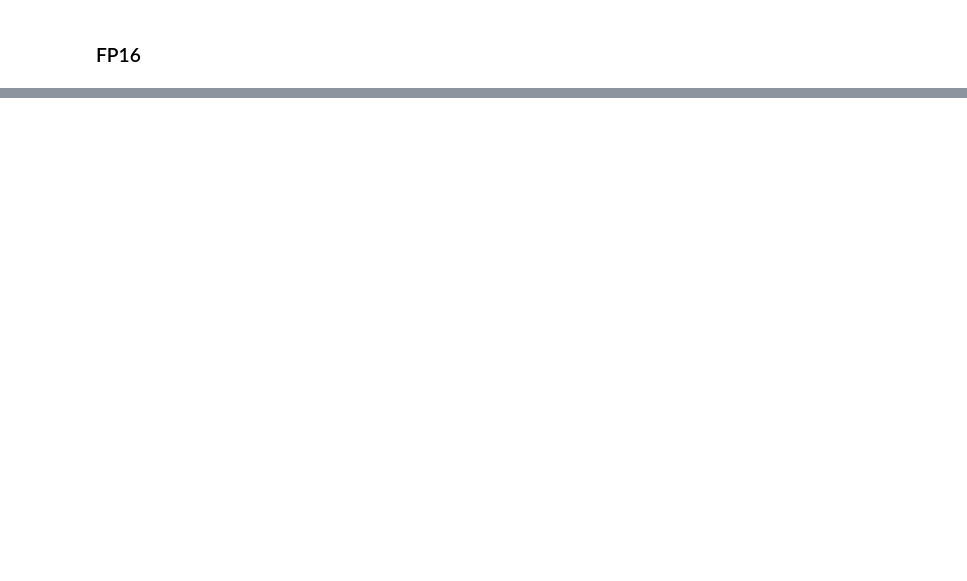
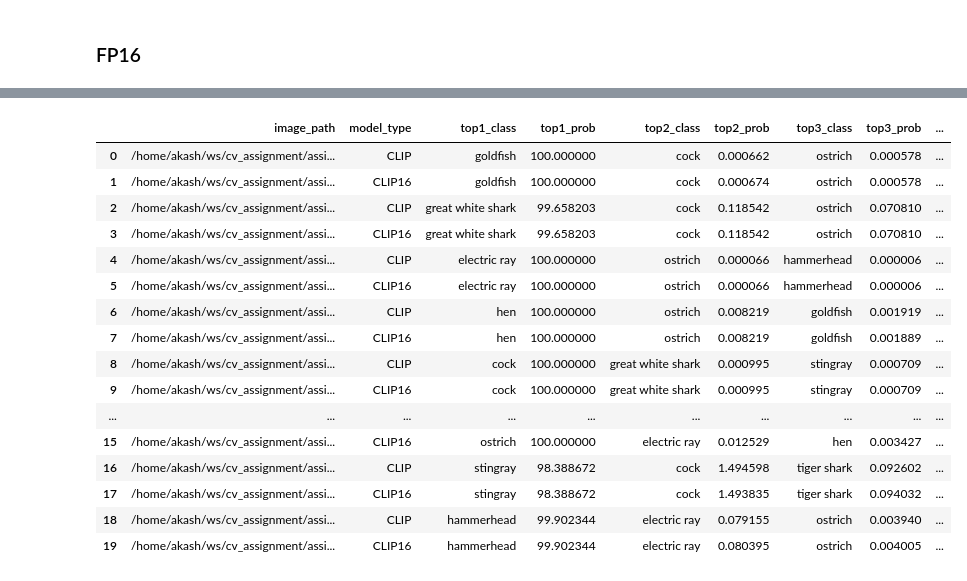
Before and after one commit to MlLearnerAkash/CV-Assignment-5-transformer, a Jupyter notebook: Q3/CLIP.ipynb, the cells around one changed output, grey strips where cells are left out. Saved outputs shown, nothing was run; the diff lists cells and outputs as text; code cells hidden in the pictures; blank space fills up the shorter version.

```diff
--- a/Q3/CLIP.ipynb
+++ b/Q3/CLIP.ipynb
@@ -84 +84,9 @@ imagenet_classes = ["tench", "English springer", "cassette player", "chain saw",
                     "garbage truck", "gas pump", "golf ball", "parachute"]
+# %%
+def load_txt_to_list(filename):
+    with open(filename, 'r') as file:
+        lines = [line.strip() for line in file]
+    return lines
+
+imagenet_classes = load_txt_to_list("/home/akash/ws/cv_assignment/assignment-5-MlLearnerAkash/Q3/imagenet_classes.txt")
+len(imagenet_classes)
@@ -89,4 +132,4 @@ rn50_classifier = CLIPClassifier(imagenet_classes, model_type="rn50")
 # %%
 image_path = "/home/akash/ws/cv_assignment/assignment-5-MlLearnerAkash/Q3/ImageNetData/imagenette2/train/n03425413/ILSVRC2012_val_00005183.JPEG"
 
-image_path = "/home/akash/ws/cv_assignment/assignment-5-MlLearnerAkash/Q3/ImageNetData/imagenette2/val/n03394916/n03394916_29142.JPEG"
+# image_path = "/home/akash/ws/cv_assignment/assignment-5-MlLearnerAkash/Q3/ImageNetData/imagenette2/val/n03394916/n03394916_29142.JPEG"
@@ -120,0 +142,3 @@ English springer          0.57%
+# %%
+vit_classifier10 = CLIPClassifier(imagenet_classes10, model_type="transformer")
+rn50_classifier10 = CLIPClassifier(imagenet_classes10, model_type="rn50")
@@ -161,4 +261,11 @@ class CLIPClassifierFP16:
         logits = logit_scale * (image_features @ text_features.T)
         probs = logits.softmax(dim=-1)
         return probs.detach().cpu().numpy()
+# %%
+vit_classifier = CLIPClassifier(imagenet_classes10, model_type="transformer")
+rn50_classifier = CLIPClassifier(imagenet_classes10, model_type="rn50")
+
+
+vit_classifier16 = CLIPClassifierFP16(imagenet_classes10, model_type="transformer")
+rn50_classifier16 = CLIPClassifierFP16(imagenet_classes10, model_type="rn50")
 # %%
@@ -167,0 +298,68 @@ rn50_classifier16 = CLIPClassifierFP16(imagenet_classes, model_type="rn50")
+# %%
+import pandas as pd
+
+
+
+
+def create_prediction_df(image_paths, clip_model, clip_model16, class_names):
+    results = []
+
+    for img_path in image_paths:
+        # Get predictions from both models
+        clip_probs = clip_model.classify_image(img_path)[0]
+        resnet_probs = clip_model16.classify_image(img_path)[0]
+
+        # Process CLIP predictions
+        clip_top_indices = clip_probs.argsort()[-5:][::-1]
+        clip_preds = {}
+        for rank, idx in enumerate(clip_top_indices, 1):
+            clip_preds[f"top{rank}_class"] = class_names[idx]
+            clip_preds[f"top{rank}_prob"] = clip_probs[idx].item() * 100
+
+        results.append({
+            "image_path": img_path,
+            "model_type": "CLIP",
+            **clip_preds
+        })
+
+        # Process ResNet predictions
+        resnet_top_indices = resnet_probs.argsort()[-5:][::-1]
+        resnet_preds = {}
+        for rank, idx in enumerate(resnet_top_indices, 1):
+            resnet_preds[f"top{rank}_class"] = class_names[idx]
+            resnet_preds[f"top{rank}_prob"] = resnet_probs[idx].item() * 100
+
+        results.append({
+            "image_path": img_path,
+            "model_type": "CLIP16",
+            **resnet_preds
+        })
+
+    return pd.DataFrame(results)
+
+# Usage example
+df = create_prediction_df(
+    image_paths=image_files_per_class,
+    clip_model=vit_classifier,
+    clip_model16=vit_classifier16,
+    class_names=imagenet_classes
+)
+df
+# %% [output]
+|  | image_path | model_type | top1_class | top1_prob | top2_class | top2_prob | top3_class | top3_prob | ... |
+| 0 | /home/akash/ws/cv_assignment/assi... | CLIP | goldfish | 100.000000 | cock | 0.000662 | ostrich | 0.000578 | ... |
+| 1 | /home/akash/ws/cv_assignment/assi... | CLIP16 | goldfish | 100.000000 | cock | 0.000674 | ostrich | 0.000578 | ... |
+| 2 | /home/akash/ws/cv_assignment/assi... | CLIP | great white shark | 99.658203 | cock | 0.118542 | ostrich | 0.070810 | ... |
+| 3 | /home/akash/ws/cv_assignment/assi... | CLIP16 | great white shark | 99.658203 | cock | 0.118542 | ostrich | 0.070810 | ... |
+| 4 | /home/akash/ws/cv_assignment/assi... | CLIP | electric ray | 100.000000 | ostrich | 0.000066 | hammerhead | 0.000006 | ... |
+| 5 | /home/akash/ws/cv_assignment/assi... | CLIP16 | electric ray | 100.000000 | ostrich | 0.000066 | hammerhead | 0.000006 | ... |
+| 6 | /home/akash/ws/cv_assignment/assi... | CLIP | hen | 100.000000 | ostrich | 0.008219 | goldfish | 0.001919 | ... |
+| 7 | /home/akash/ws/cv_assignment/assi... | CLIP16 | hen | 100.000000 | ostrich | 0.008219 | goldfish | 0.001889 | ... |
+| 8 | /home/akash/ws/cv_assignment/assi... | CLIP | cock | 100.000000 | great white shark | 0.000995 | stingray | 0.000709 | ... |
+| 9 | /home/akash/ws/cv_assignment/assi... | CLIP16 | cock | 100.000000 | great white shark | 0.000995 | stingray | 0.000709 | ... |
+| ... | ... | ... | ... | ... | ... | ... | ... | ... | ... |
+| 15 | /home/akash/ws/cv_assignment/assi... | CLIP16 | ostrich | 100.000000 | electric ray | 0.012529 | hen | 0.003427 | ... |
+| 16 | /home/akash/ws/cv_assignment/assi... | CLIP | stingray | 98.388672 | cock | 1.494598 | tiger shark | 0.092602 | ... |
+| 17 | /home/akash/ws/cv_assignment/assi... | CLIP16 | stingray | 98.388672 | cock | 1.493835 | tiger shark | 0.094032 | ... |
+| 18 | /home/akash/ws/cv_assignment/assi... | CLIP | hammerhead | 99.902344 | electric ray | 0.079155 | ostrich | 0.003940 | ... |
+| 19 | /home/akash/ws/cv_assignment/assi... | CLIP16 | hammerhead | 99.902344 | electric ray | 0.080395 | ostrich | 0.004005 | ... |
```
Also changed, not shown: parts of 24 cells of this notebook.
